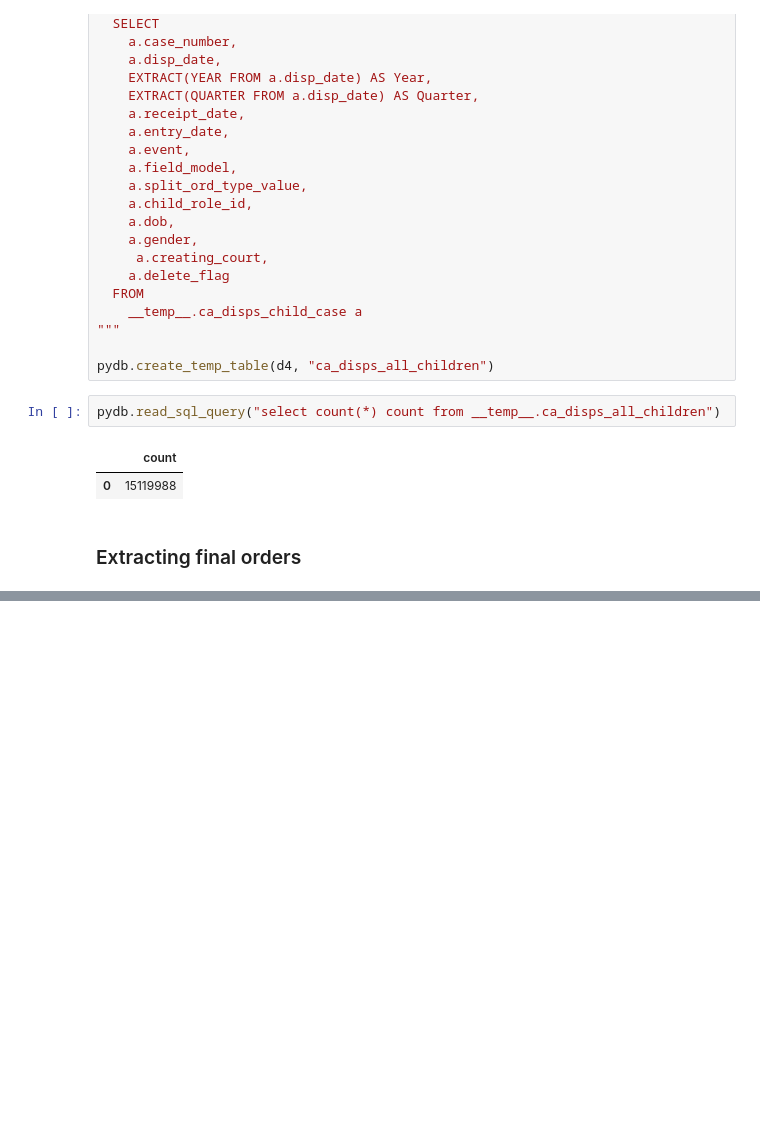
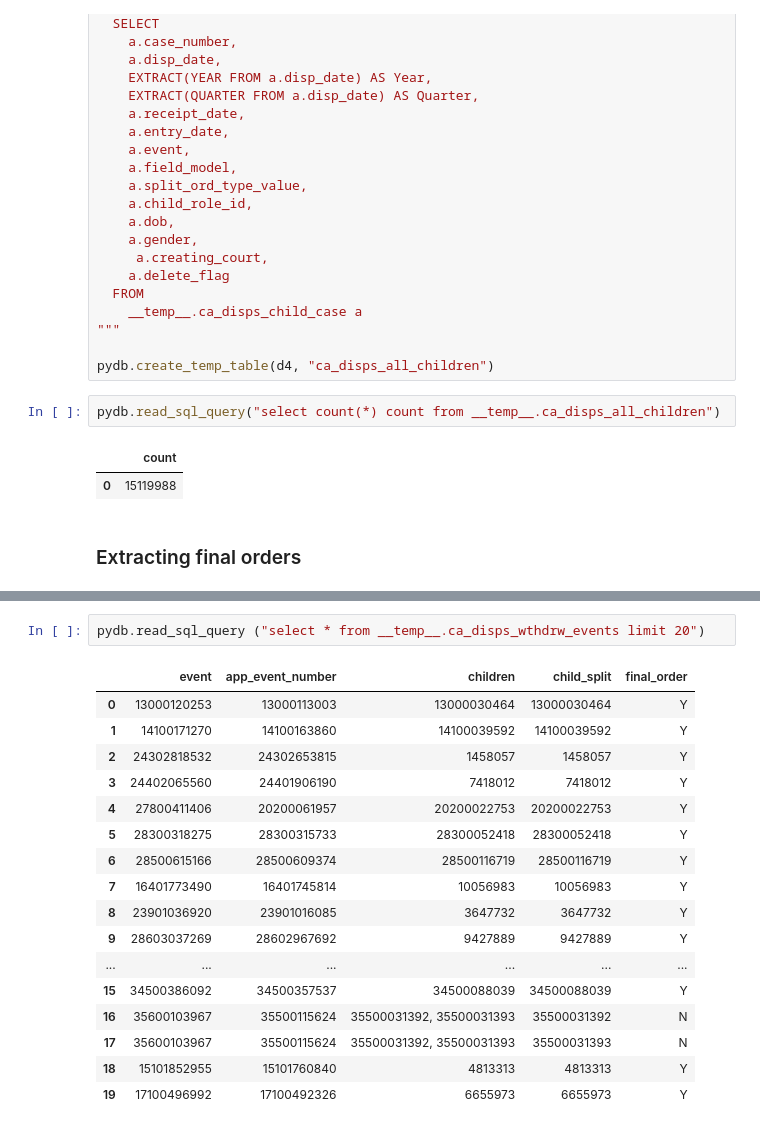
Before and after one commit to moj-analytical-services/FCSQ_data, a Jupyter notebook: data/ca_act_disps.ipynb, the cells around one changed output, grey strips where cells are left out. Saved outputs shown, nothing was run; the diff lists cells and outputs as text; blank space fills up the shorter version.

```diff
--- a/data/ca_act_disps.ipynb
+++ b/data/ca_act_disps.ipynb
@@ -281,0 +312,20 @@ pydb.read_sql_query (f"""select * from {db1}.event_fields where field_model IN (
+# %%
+pydb.read_sql_query ("select * from __temp__.ca_disps_wthdrw_events limit 20")
+# %% [output]
+|  | event | app_event_number | children | child_split | final_order |
+| 0 | 13000120253 | 13000113003 | 13000030464 | 13000030464 | Y |
+| 1 | 14100171270 | 14100163860 | 14100039592 | 14100039592 | Y |
+| 2 | 24302818532 | 24302653815 | 1458057 | 1458057 | Y |
+| 3 | 24402065560 | 24401906190 | 7418012 | 7418012 | Y |
+| 4 | 27800411406 | 20200061957 | 20200022753 | 20200022753 | Y |
+| 5 | 28300318275 | 28300315733 | 28300052418 | 28300052418 | Y |
+| 6 | 28500615166 | 28500609374 | 28500116719 | 28500116719 | Y |
+| 7 | 16401773490 | 16401745814 | 10056983 | 10056983 | Y |
+| 8 | 23901036920 | 23901016085 | 3647732 | 3647732 | Y |
+| 9 | 28603037269 | 28602967692 | 9427889 | 9427889 | Y |
+| ... | ... | ... | ... | ... | ... |
+| 15 | 34500386092 | 34500357537 | 34500088039 | 34500088039 | Y |
+| 16 | 35600103967 | 35500115624 | 35500031392, 35500031393 | 35500031392 | N |
+| 17 | 35600103967 | 35500115624 | 35500031392, 35500031393 | 35500031393 | N |
+| 18 | 15101852955 | 15101760840 | 4813313 | 4813313 | Y |
+| 19 | 17100496992 | 17100492326 | 6655973 | 6655973 | Y |
```
Also changed, not shown: parts of 7 cells of this notebook.
